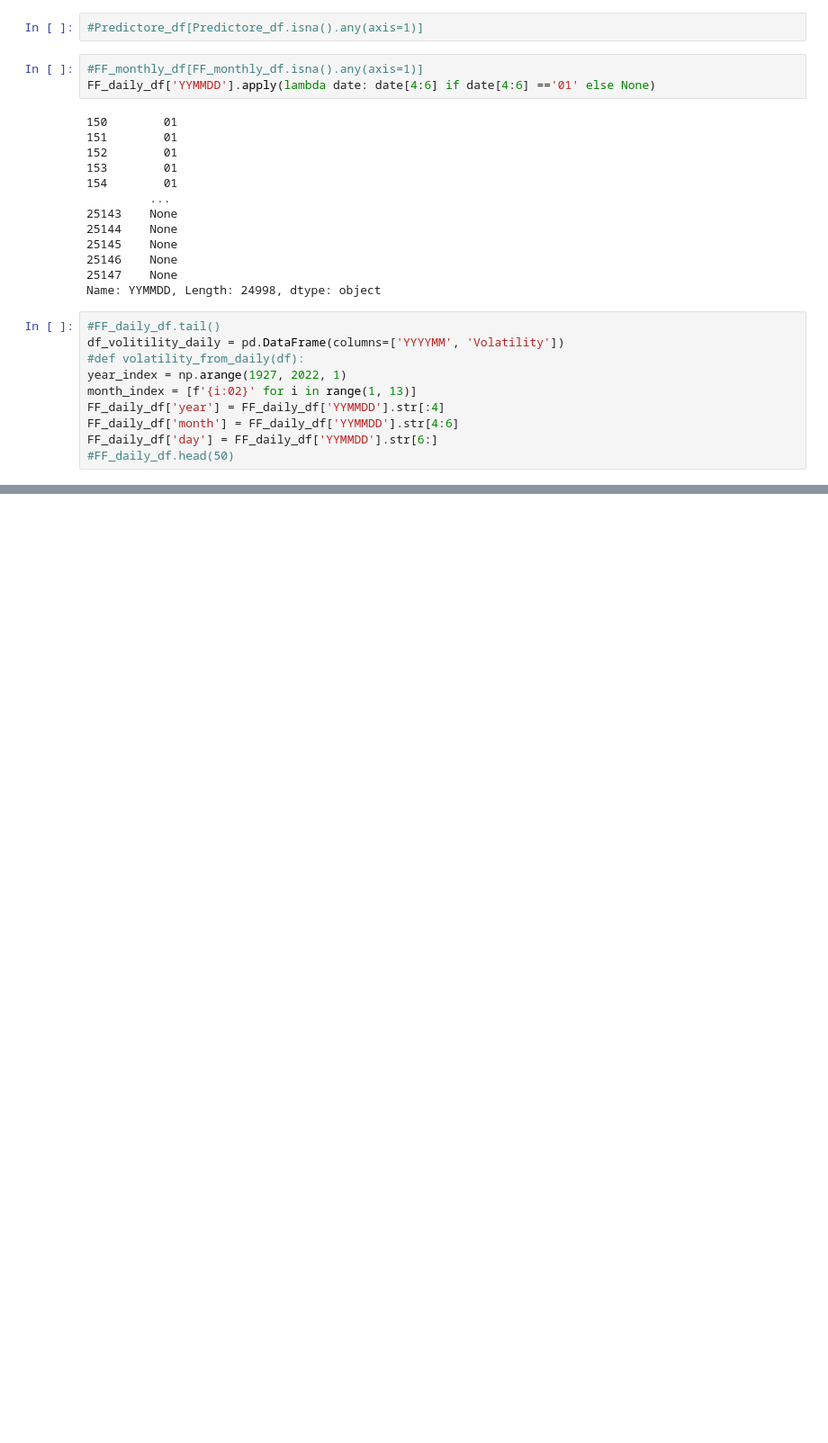
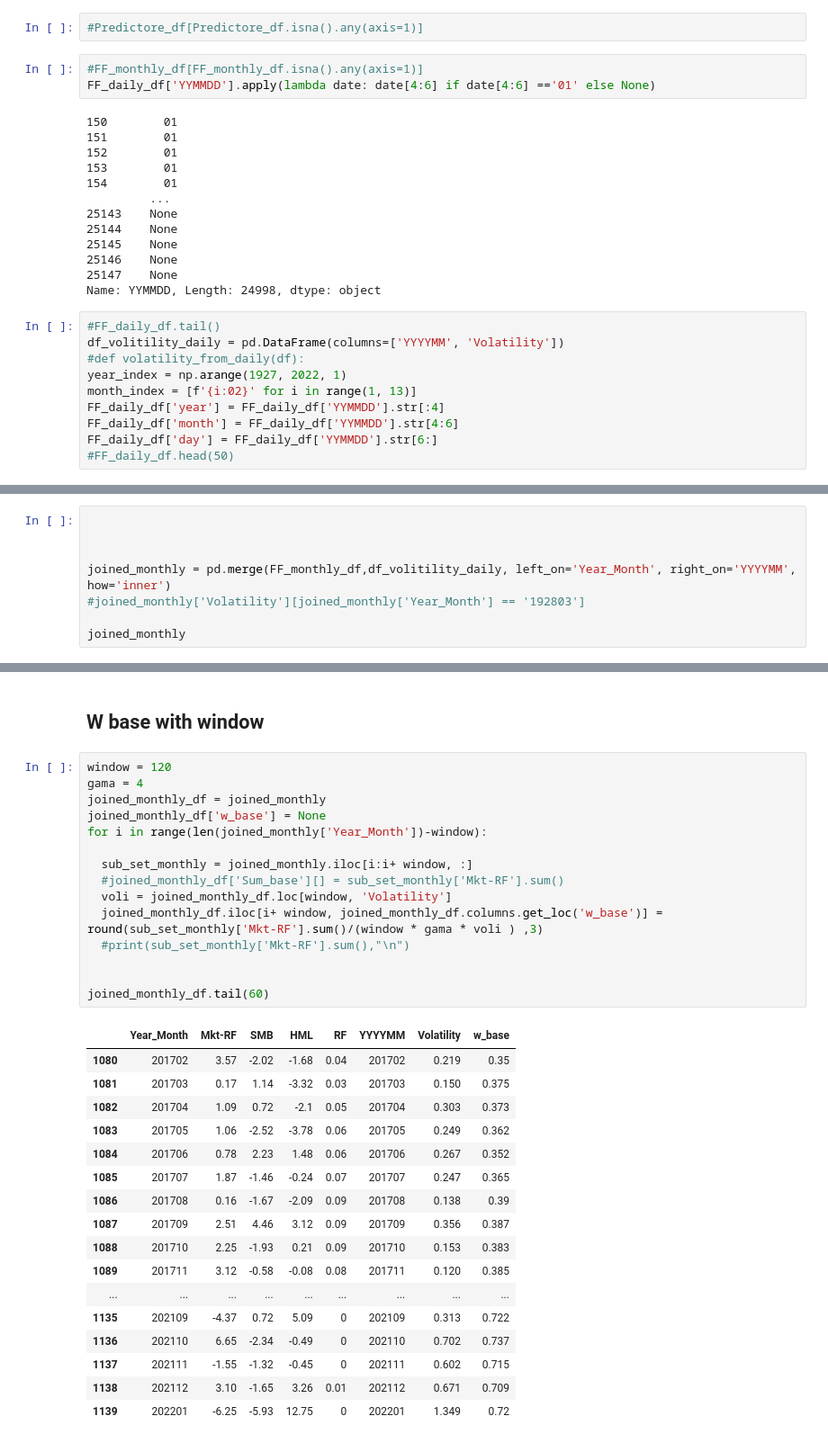
Before and after one commit to GhazaleZe/Machine-learning-for-optimal-portfolios, a Jupyter notebook: CompAss_test1.ipynb, the cells around one changed output, grey strips where cells are left out. Shown at 90% size. Drawn from its saved outputs; the diff is of its cells as text; blank space fills up the shorter version.

Commit message:
w_base is added

```diff
--- a/CompAss_test1.ipynb
+++ b/CompAss_test1.ipynb
@@ -162,0 +201,8 @@ df_volitility_daily
+# %%
+
+
+
+joined_monthly = pd.merge(FF_monthly_df,df_volitility_daily, left_on='Year_Month', right_on='YYYYMM', how='inner')
+#joined_monthly['Volatility'][joined_monthly['Year_Month'] == '192803']
+
+joined_monthly
@@ -162,0 +223,35 @@ df_volitility_daily
+# %% [markdown]
+## W base with window
+# %%
+window = 120
+gama = 4
+joined_monthly_df = joined_monthly
+joined_monthly_df['w_base'] = None
+for i in range(len(joined_monthly['Year_Month'])-window):
+
+  sub_set_monthly = joined_monthly.iloc[i:i+ window, :]
+  #joined_monthly_df['Sum_base'][] = sub_set_monthly['Mkt-RF'].sum()
+  voli = joined_monthly_df.loc[window, 'Volatility']
+  joined_monthly_df.iloc[i+ window, joined_monthly_df.columns.get_loc('w_base')] = round(sub_set_monthly['Mkt-RF'].sum()/(window * gama * voli ) ,3)
+  #print(sub_set_monthly['Mkt-RF'].sum(),"\n")
+
+
+joined_monthly_df.tail(60)
+# %% [output]
+|  | Year_Month | Mkt-RF | SMB | HML | RF | YYYYMM | Volatility | w_base |
+| 1080 | 201702 | 3.57 | -2.02 | -1.68 | 0.04 | 201702 | 0.219 | 0.35 |
+| 1081 | 201703 | 0.17 | 1.14 | -3.32 | 0.03 | 201703 | 0.150 | 0.375 |
+| 1082 | 201704 | 1.09 | 0.72 | -2.1 | 0.05 | 201704 | 0.303 | 0.373 |
+| 1083 | 201705 | 1.06 | -2.52 | -3.78 | 0.06 | 201705 | 0.249 | 0.362 |
+| 1084 | 201706 | 0.78 | 2.23 | 1.48 | 0.06 | 201706 | 0.267 | 0.352 |
+| 1085 | 201707 | 1.87 | -1.46 | -0.24 | 0.07 | 201707 | 0.247 | 0.365 |
+| 1086 | 201708 | 0.16 | -1.67 | -2.09 | 0.09 | 201708 | 0.138 | 0.39 |
+| 1087 | 201709 | 2.51 | 4.46 | 3.12 | 0.09 | 201709 | 0.356 | 0.387 |
+| 1088 | 201710 | 2.25 | -1.93 | 0.21 | 0.09 | 201710 | 0.153 | 0.383 |
+| 1089 | 201711 | 3.12 | -0.58 | -0.08 | 0.08 | 201711 | 0.120 | 0.385 |
+| ... | ... | ... | ... | ... | ... | ... | ... | ... |
+| 1135 | 202109 | -4.37 | 0.72 | 5.09 | 0 | 202109 | 0.313 | 0.722 |
+| 1136 | 202110 | 6.65 | -2.34 | -0.49 | 0 | 202110 | 0.702 | 0.737 |
+| 1137 | 202111 | -1.55 | -1.32 | -0.45 | 0 | 202111 | 0.602 | 0.715 |
+| 1138 | 202112 | 3.10 | -1.65 | 3.26 | 0.01 | 202112 | 0.671 | 0.709 |
+| 1139 | 202201 | -6.25 | -5.93 | 12.75 | 0 | 202201 | 1.349 | 0.72 |
```
Also changed, not shown: parts of 11 cells of this notebook.
